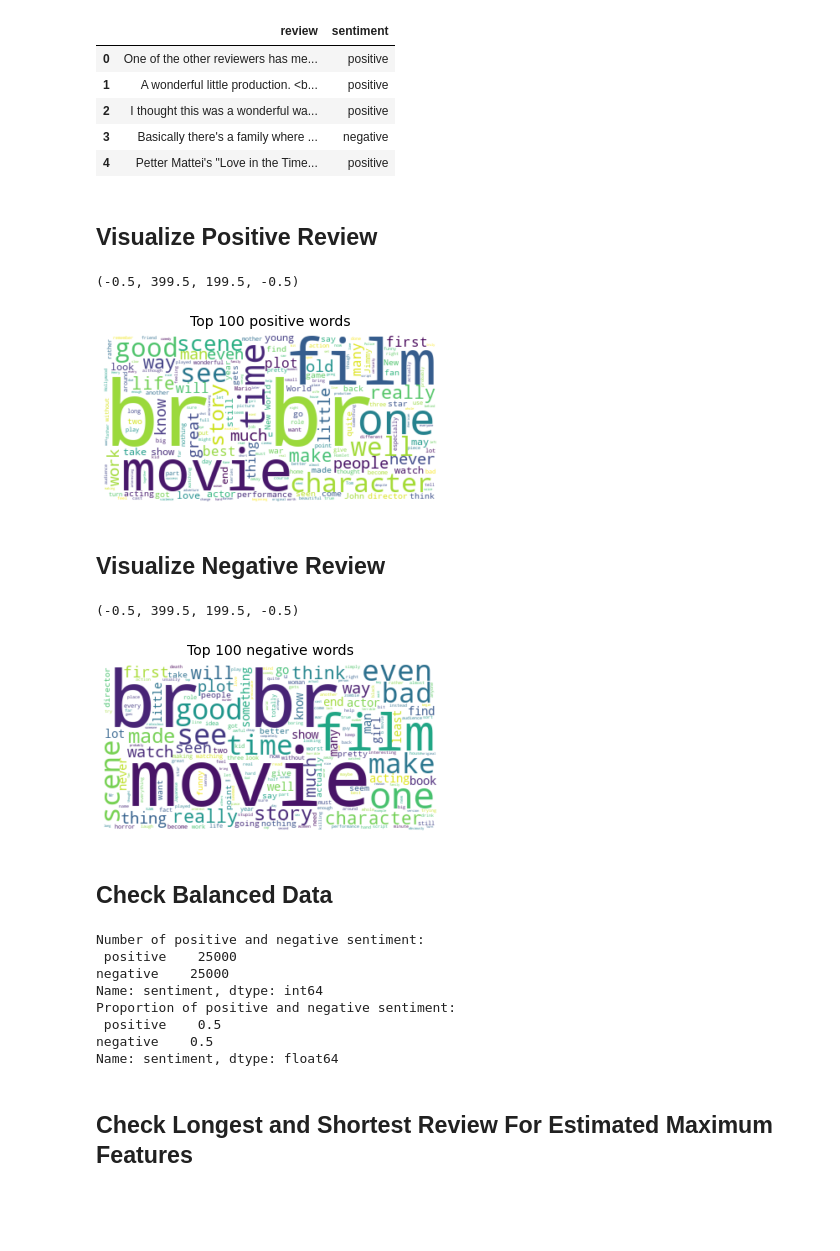
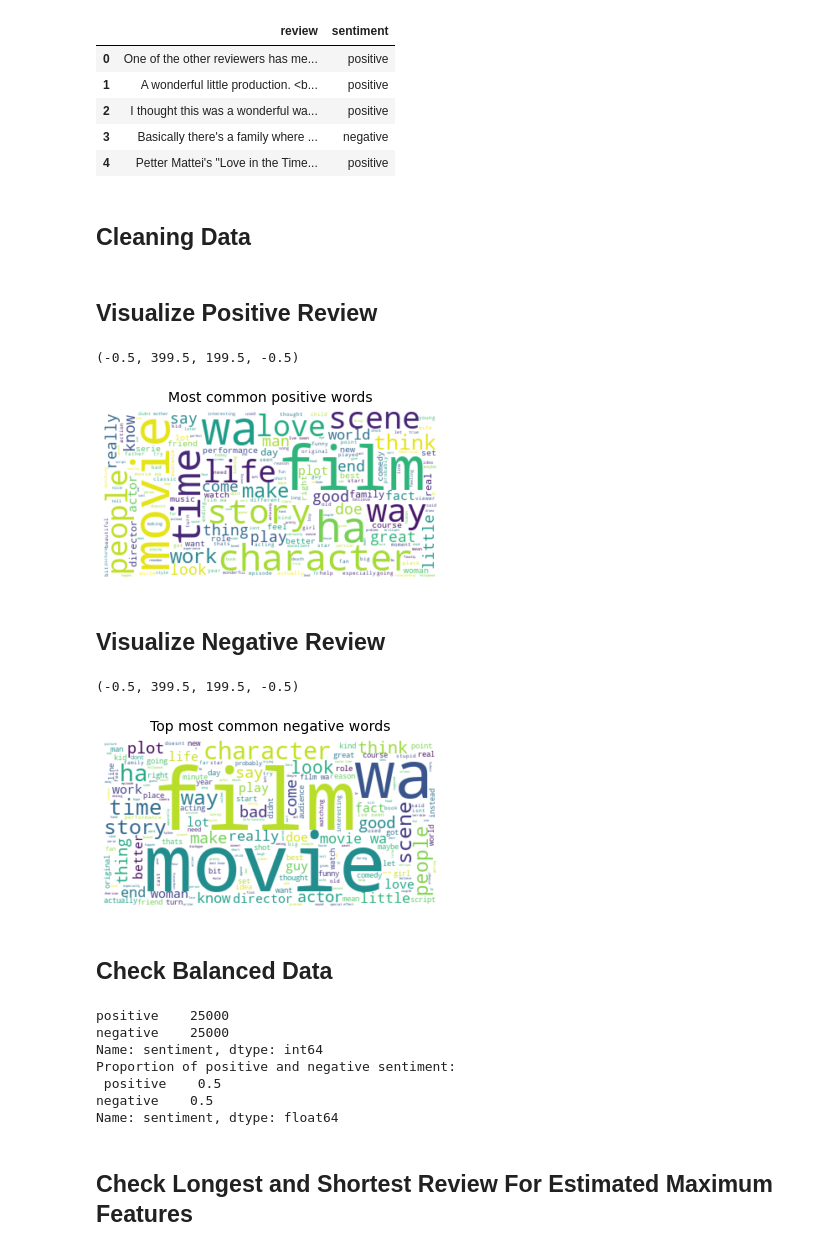
Before and after one commit to adikusuma14/Sentiment-Analysis-IMDB, a Jupyter notebook: sentiment_analysis.ipynb, the cells around one changed output. Drawn from its saved outputs; the diff is of its cells as text; code cells hidden in the pictures; blank space fills up the shorter version.

```diff
--- a/sentiment_analysis.ipynb
+++ b/sentiment_analysis.ipynb
@@ -21,8 +32,8 @@ True
 # %% [markdown]
 <h3>Read Data Source</h3>
 # %%
-#read
-data=pd.read_csv('datasets/IMDB Dataset.csv')
+#read data from source
+data=pd.read_csv('datasets/IMDB Dataset.csv', sep=',')
 data.head()
 # %% [output]
 |  | review | sentiment |
@@ -31,3 +42,5 @@ data.head()
 | 2 | I thought this was a wonderful wa... | positive |
 | 3 | Basically there's a family where ... | negative |
 | 4 | Petter Mattei's "Love in the Time... | positive |
+# %% [markdown]
+<h2>Cleaning Data</h2>
@@ -34,37 +94,44 @@ data.head()
 # %% [markdown]
 <h2>Visualize Positive Review</h2>
 # %%
-positive_data = data[data['sentiment'] == 'positive']['review'][:100]
+#select review with sentiment positive
+positive_data = data[data['sentiment'] == 'positive']['review']
+#merge selected rows become 1 rows
 positive_data = reduce(lambda a, b : a+b, positive_data)
+#create word_cloud for visualize most word
 cloud_positive = WordCloud(background_color='white').generate(positive_data)
 
+
 plt.imshow(cloud_positive, interpolation='bilinear')
-plt.title('Top 100 positive words', y = 1.02, size = 14)
+plt.title('Most common positive words', y = 1.02, size = 14)
 plt.axis("off")
 # %% [output]
 (-0.5, 399.5, 199.5, -0.5)
-[figure, old version]
+[figure, new version]
 # %% [markdown]
 <h2>Visualize Negative Review</h2>
 # %%
-negative_data = data[data['sentiment'] == 'negative']['review'][:100]
+#select review with sentiment positive
+negative_data = data[data['sentiment'] == 'negative']['review']
+#merge selected rows become 1 rows
 negative_data = reduce(lambda a, b : a+b, negative_data)
+#create word_cloud for visualize most word
 cloud_negative = WordCloud(background_color='white').generate(negative_data)
 
+
 plt.imshow(cloud_negative, interpolation='bilinear')
-plt.title('Top 100 negative words', y = 1.02, size = 14)
+plt.title('Top most common negative words', y = 1.02, size = 14)
 plt.axis("off")
 # %% [output]
 (-0.5, 399.5, 199.5, -0.5)
-[figure, old version]
+[figure, new version]
 # %% [markdown]
 <h2>Check Balanced Data</h2>
 # %%
-print('Number of positive and negative sentiment:\n', data['sentiment'].value_counts())
+print(data['sentiment'].value_counts())
 print('Proportion of positive and negative sentiment:\n', data['sentiment'].value_counts()/len(data))
 # %% [output]
-Number of positive and negative sentiment:
- positive    25000
+positive    25000
 negative    25000
 Name: sentiment, dtype: int64
 Proportion of positive and negative sentiment:
```
Also changed, not shown: parts of 7 cells of this notebook.
